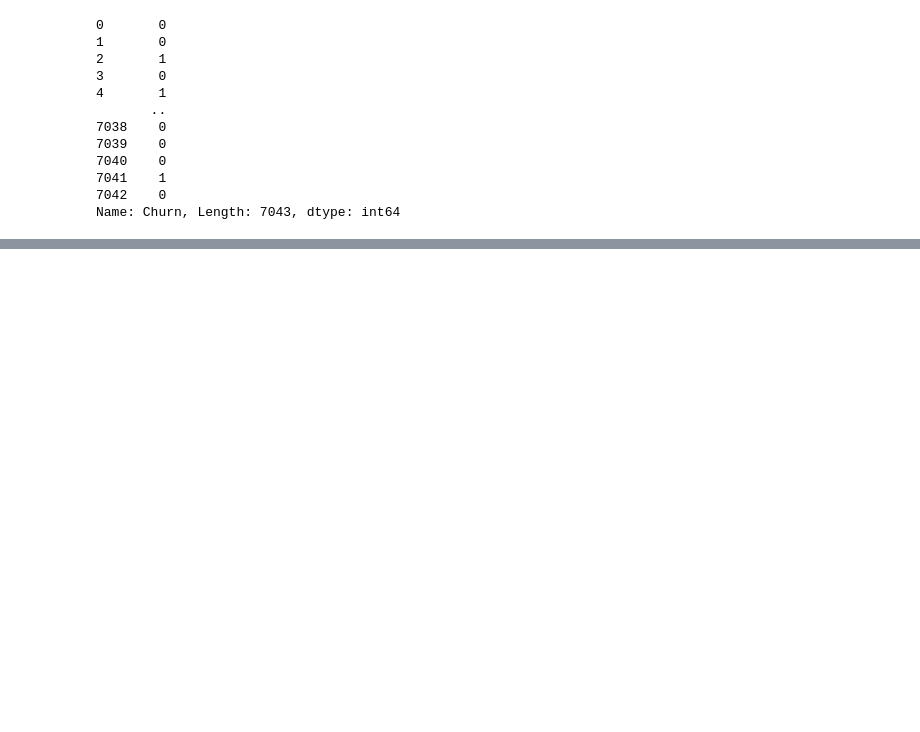
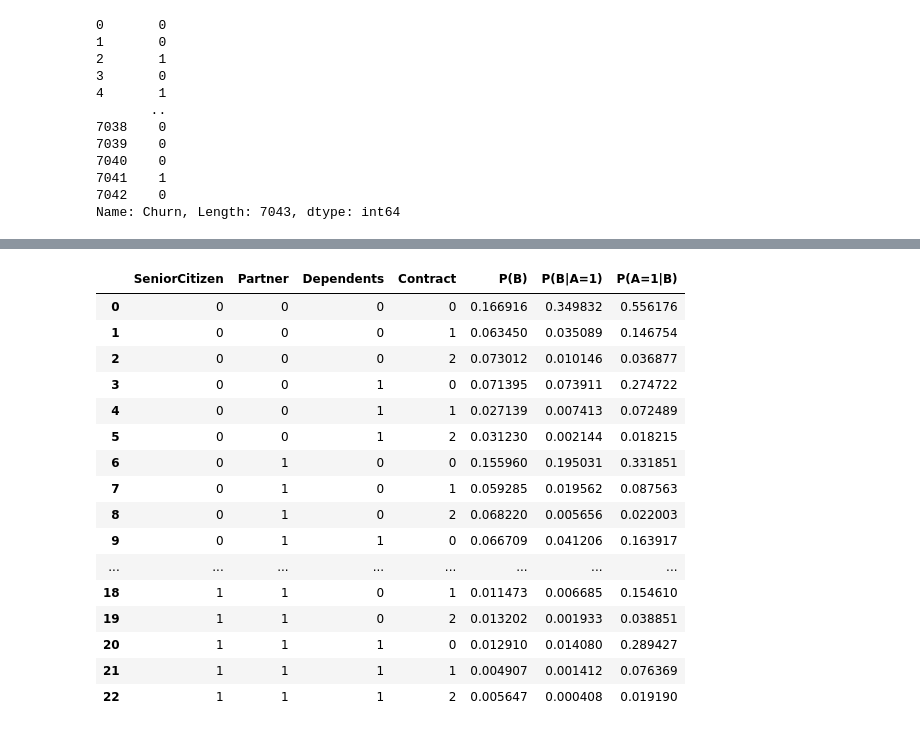
Before and after one commit to LKN-SP/MS9002, a Jupyter notebook: Naive Bayes/Naive Bayes - Class Exercise 1 (completed).ipynb, the cells around one changed output, grey strips where cells are left out. Cells and saved outputs as stored; diff of their text form; code cells hidden in the pictures; blank space fills up the shorter version.

```diff
--- a/Naive Bayes/Naive Bayes - Class Exercise 1 (completed).ipynb
+++ b/Naive Bayes/Naive Bayes - Class Exercise 1 (completed).ipynb
@@ -396,0 +457,3 @@ y_pred
+# %%
+total = count.sum()
+total
@@ -396,0 +462,3 @@ y_pred
+# %%
+prob = count / total
+prob
@@ -396,0 +470,6 @@ y_pred
+# %%
+mask = df[label] == 1
+count = df[mask][feature].value_counts()
+total = count.sum()
+con_prob = count / total
+con_prob
@@ -396,0 +502,16 @@ y_pred
+# %%
+prob_df = combin_df.copy()
+con_prob_df = combin_df.copy()
+
+for feature in feature_set:
+    count = df[feature].value_counts()
+    total = count.sum()
+    prob = count / total
+
+    mask = df[label] == 1
+    count = df[mask][feature].value_counts()
+    total = count.sum()
+    con_prob = count / total
+
+    prob_df[feature] = prob_df[feature].map(lambda x: prob[x])
+    con_prob_df[feature] = con_prob_df[feature].map(lambda x: con_prob[x])
@@ -396,0 +536,23 @@ y_pred
+# %%
+combin_df['P(B)'] = prob_df.product(axis=1)
+combin_df['P(B|A=1)'] = con_prob_df.product(axis=1)
+combin_df['P(A=1|B)'] = combin_df['P(B|A=1)'] * prior_prob / combin_df['P(B)']
+combin_df
+# %% [output]
+|  | SeniorCitizen | Partner | Dependents | Contract | P(B) | P(B|A=1) | P(A=1|B) |
+| 0 | 0 | 0 | 0 | 0 | 0.166916 | 0.349832 | 0.556176 |
+| 1 | 0 | 0 | 0 | 1 | 0.063450 | 0.035089 | 0.146754 |
+| 2 | 0 | 0 | 0 | 2 | 0.073012 | 0.010146 | 0.036877 |
+| 3 | 0 | 0 | 1 | 0 | 0.071395 | 0.073911 | 0.274722 |
+| 4 | 0 | 0 | 1 | 1 | 0.027139 | 0.007413 | 0.072489 |
+| 5 | 0 | 0 | 1 | 2 | 0.031230 | 0.002144 | 0.018215 |
+| 6 | 0 | 1 | 0 | 0 | 0.155960 | 0.195031 | 0.331851 |
+| 7 | 0 | 1 | 0 | 1 | 0.059285 | 0.019562 | 0.087563 |
+| 8 | 0 | 1 | 0 | 2 | 0.068220 | 0.005656 | 0.022003 |
+| 9 | 0 | 1 | 1 | 0 | 0.066709 | 0.041206 | 0.163917 |
+| ... | ... | ... | ... | ... | ... | ... | ... |
+| 18 | 1 | 1 | 0 | 1 | 0.011473 | 0.006685 | 0.154610 |
+| 19 | 1 | 1 | 0 | 2 | 0.013202 | 0.001933 | 0.038851 |
+| 20 | 1 | 1 | 1 | 0 | 0.012910 | 0.014080 | 0.289427 |
+| 21 | 1 | 1 | 1 | 1 | 0.004907 | 0.001412 | 0.076369 |
+| 22 | 1 | 1 | 1 | 2 | 0.005647 | 0.000408 | 0.019190 |
```
Also changed, not shown: parts of 43 cells of this notebook, 4 other files.
